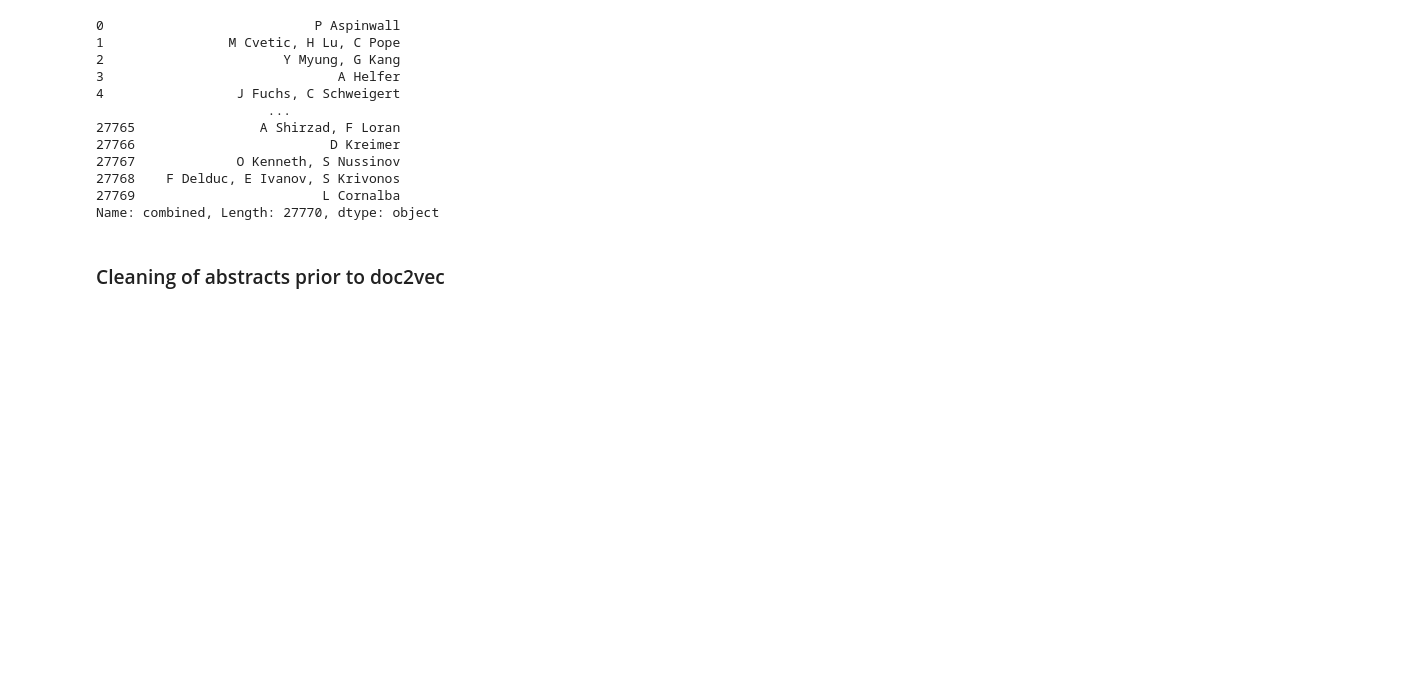
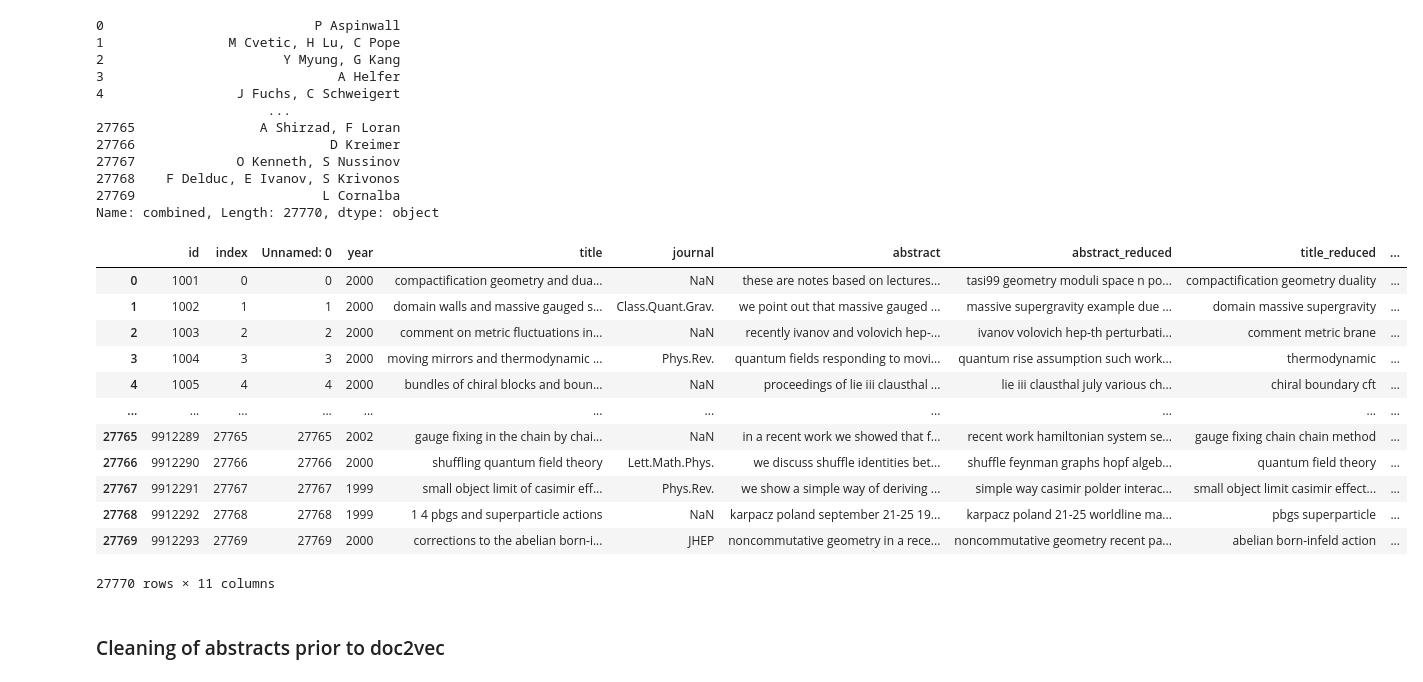
Before and after one commit to SapiensZ/NSA, a Jupyter notebook: Submission.ipynb, the cells around one changed output. Saved outputs shown, nothing was run; the diff lists cells and outputs as text; code cells hidden in the pictures; blank space fills up the shorter version.

```diff
--- a/Submission.ipynb
+++ b/Submission.ipynb
@@ -337,8 +354,25 @@ Name: combined, Length: 27770, dtype: object
 checkpoint2 = pd.concat([net, end], axis=1)
 checkpoint2 = checkpoint2.drop(['author'], axis=1)
 checkpoint2 = checkpoint2.rename(columns = {'combined':'author'})
+checkpoint2 = checkpoint2.reset_index()
 # %%
 checkpoint2.to_csv('checkpoint2.csv')
+# %%
+checkpoint2
+# %% [output]
+|  | id | index | Unnamed: 0 | year | title | journal | abstract | abstract_reduced | title_reduced | ... |
+| 0 | 1001 | 0 | 0 | 2000 | compactification geometry and dua... | NaN | these are notes based on lectures... | tasi99 geometry moduli space n po... | compactification geometry duality | ... |
+| 1 | 1002 | 1 | 1 | 2000 | domain walls and massive gauged s... | Class.Quant.Grav. | we point out that massive gauged ... | massive supergravity example due ... | domain massive supergravity | ... |
+| 2 | 1003 | 2 | 2 | 2000 | comment on metric fluctuations in... | NaN | recently ivanov and volovich hep-... | ivanov volovich hep-th perturbati... | comment metric brane | ... |
+| 3 | 1004 | 3 | 3 | 2000 | moving mirrors and thermodynamic ... | Phys.Rev. | quantum fields responding to movi... | quantum rise assumption such work... | thermodynamic | ... |
+| 4 | 1005 | 4 | 4 | 2000 | bundles of chiral blocks and boun... | NaN | proceedings of lie iii clausthal ... | lie iii clausthal july various ch... | chiral boundary cft | ... |
+| ... | ... | ... | ... | ... | ... | ... | ... | ... | ... | ... |
+| 27765 | 9912289 | 27765 | 27765 | 2002 | gauge fixing in the chain by chai... | NaN | in a recent work we showed that f... | recent work hamiltonian system se... | gauge fixing chain chain method | ... |
+| 27766 | 9912290 | 27766 | 27766 | 2000 | shuffling quantum field theory | Lett.Math.Phys. | we discuss shuffle identities bet... | shuffle feynman graphs hopf algeb... | quantum field theory | ... |
+| 27767 | 9912291 | 27767 | 27767 | 1999 | small object limit of casimir eff... | Phys.Rev. | we show a simple way of deriving ... | simple way casimir polder interac... | small object limit casimir effect... | ... |
+| 27768 | 9912292 | 27768 | 27768 | 1999 | 1 4 pbgs and superparticle actions | NaN | karpacz poland september 21-25 19... | karpacz poland 21-25 worldline ma... | pbgs superparticle | ... |
+| 27769 | 9912293 | 27769 | 27769 | 2000 | corrections to the abelian born-i... | JHEP | noncommutative geometry in a rece... | noncommutative geometry recent pa... | abelian born-infeld action | ... |
+27770 rows × 11 columns
 # %% [markdown]
 ### Cleaning of abstracts prior to doc2vec
 # %% [markdown]
```
Also changed, not shown: parts of 32 cells of this notebook, 1 other file.
